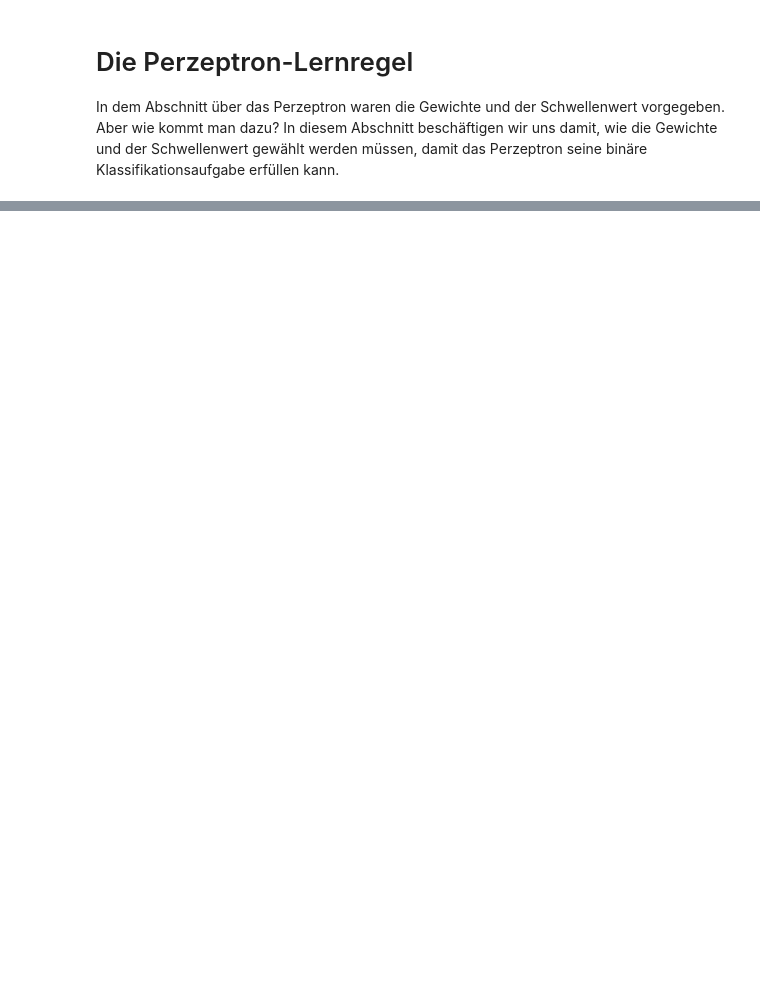
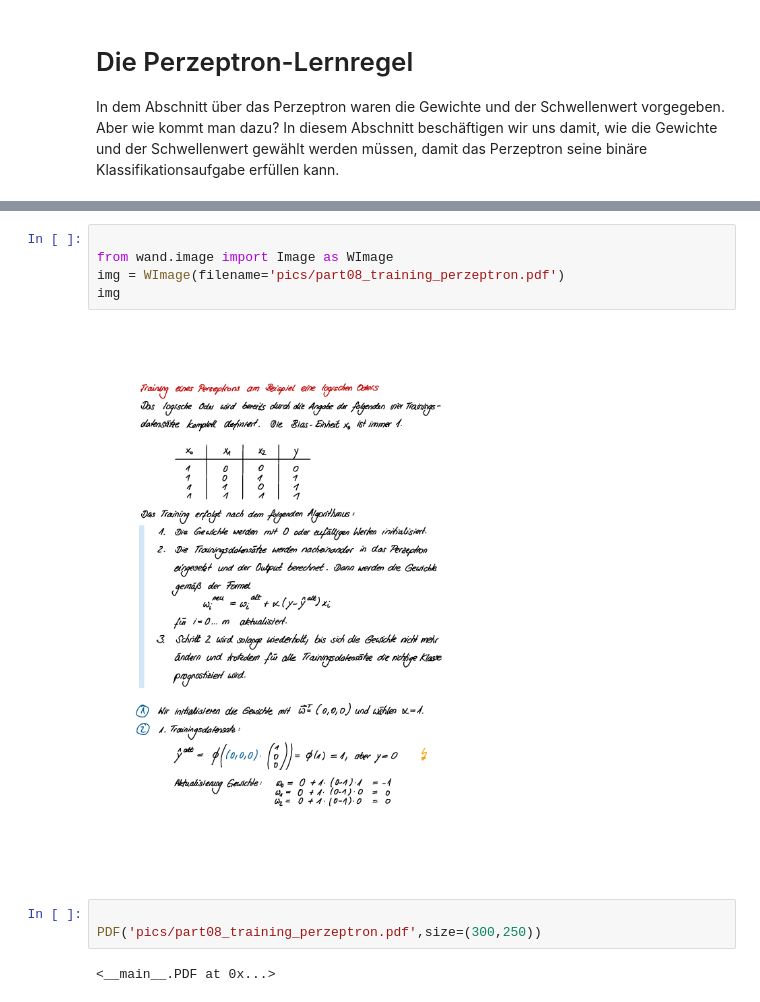
Before and after one commit to gramschs/book_ml4ing, a Jupyter notebook: doc/chapter08/sec02.ipynb, the cells around one changed output, grey strips where cells are left out. Drawn from its saved outputs; the diff is of its cells as text; blank space fills up the shorter version.

```diff
--- a/doc/chapter08/sec02.ipynb
+++ b/doc/chapter08/sec02.ipynb
@@ -21 +40,13 @@ Dabei gehen wir davon aus, dass das Perzeptron $m$ Inputs mit der Bezeichnung $x
+# %%
+
+from wand.image import Image as WImage
+img = WImage(filename='pics/part08_training_perzeptron.pdf')
+img
+# %% [output]
+[figure, added]
+# %%
+
+PDF('pics/part08_training_perzeptron.pdf',size=(300,250))
+# %% [output]
+<__main__.PDF at 0x...>
 # %% [markdown]
```
Also changed, not shown: parts of 4 cells of this notebook, 5 other files.
